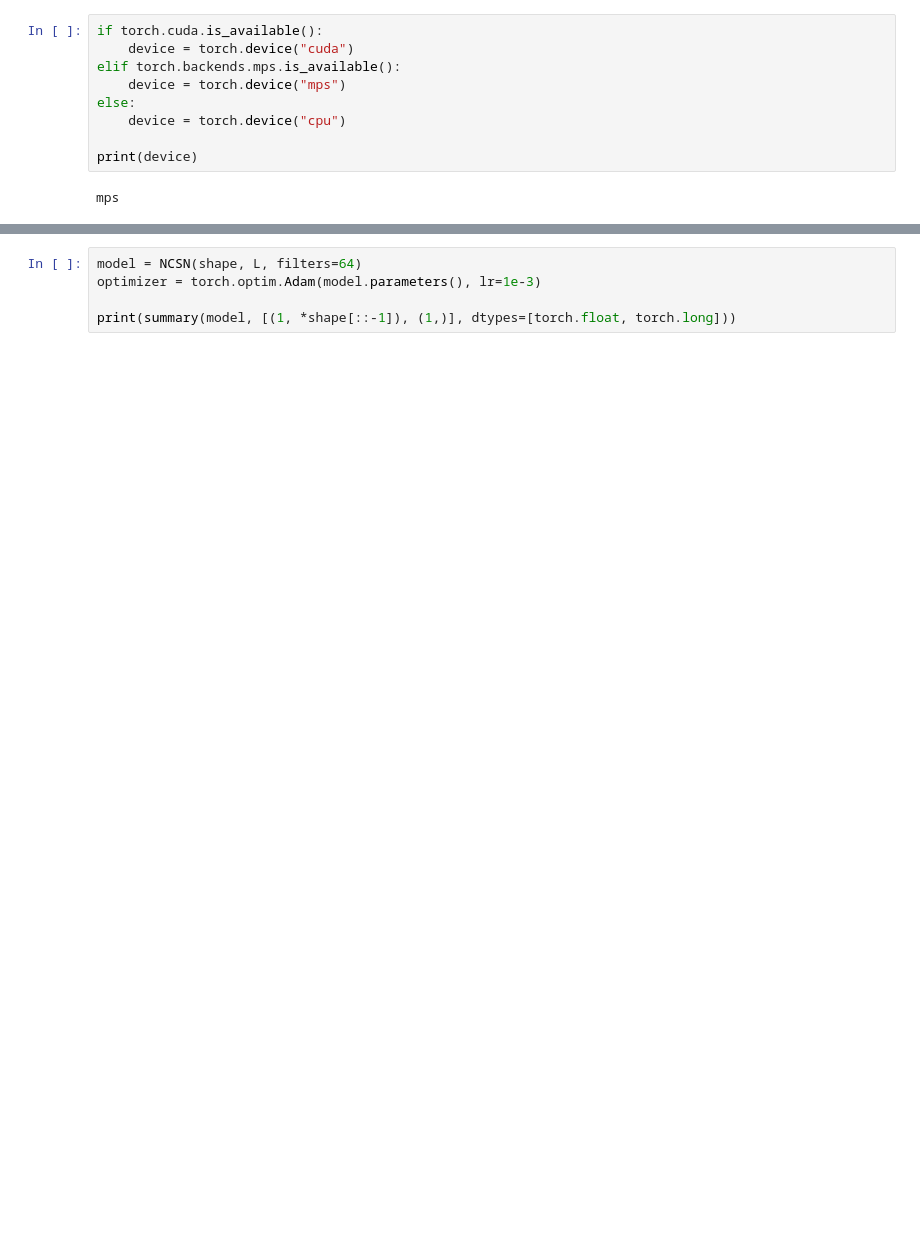
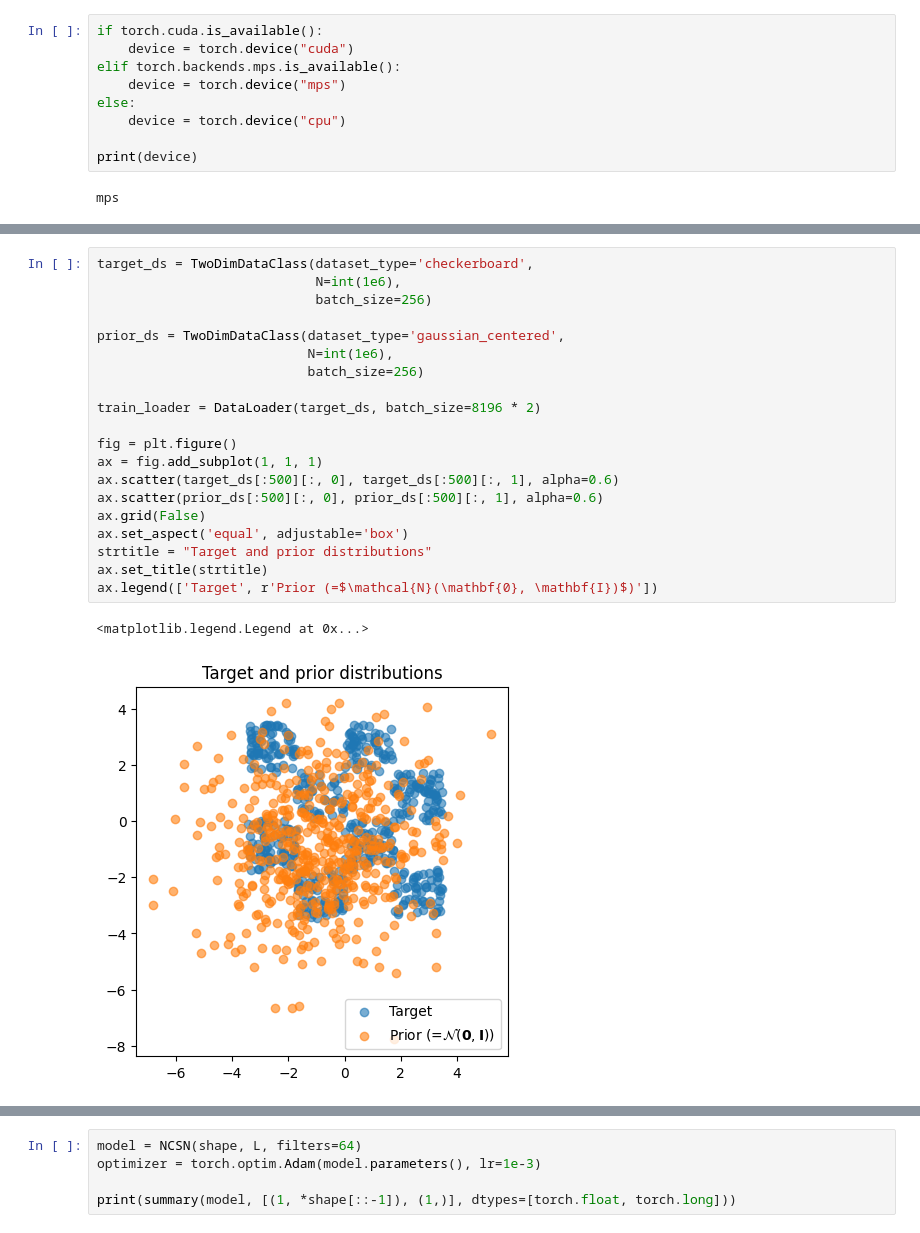
Before and after one commit to YasBroek/PGM-Denoising_Score_Matching, a Jupyter notebook: langevin.ipynb, the cells around one changed output, grey strips where cells are left out. Saved outputs shown, nothing was run; the diff lists cells and outputs as text; blank space fills up the shorter version.

```diff
--- a/langevin.ipynb
+++ b/langevin.ipynb
@@ -27,0 +121,23 @@ mps
+# %%
+target_ds = TwoDimDataClass(dataset_type='checkerboard',
+                            N=int(1e6),
+                            batch_size=256)
+
+prior_ds = TwoDimDataClass(dataset_type='gaussian_centered',
+                           N=int(1e6),
+                           batch_size=256)
+
+train_loader = DataLoader(target_ds, batch_size=8196 * 2)
+
+fig = plt.figure()
+ax = fig.add_subplot(1, 1, 1)
+ax.scatter(target_ds[:500][:, 0], target_ds[:500][:, 1], alpha=0.6)
+ax.scatter(prior_ds[:500][:, 0], prior_ds[:500][:, 1], alpha=0.6)
+ax.grid(False)
+ax.set_aspect('equal', adjustable='box')
+strtitle = "Target and prior distributions"
+ax.set_title(strtitle)
+ax.legend(['Target', r'Prior (=$\mathcal{N}(\mathbf{0}, \mathbf{I})$)'])
+# %% [output]
+<matplotlib.legend.Legend at 0x...>
+[figure, added]
```
Also changed, not shown: parts of 16 cells of this notebook, 2 other files.
